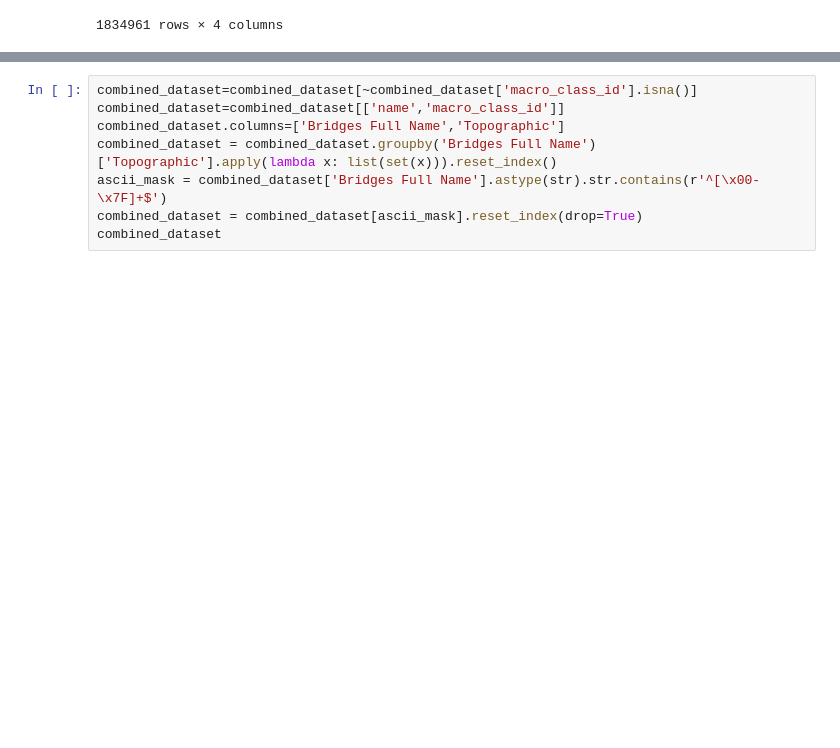
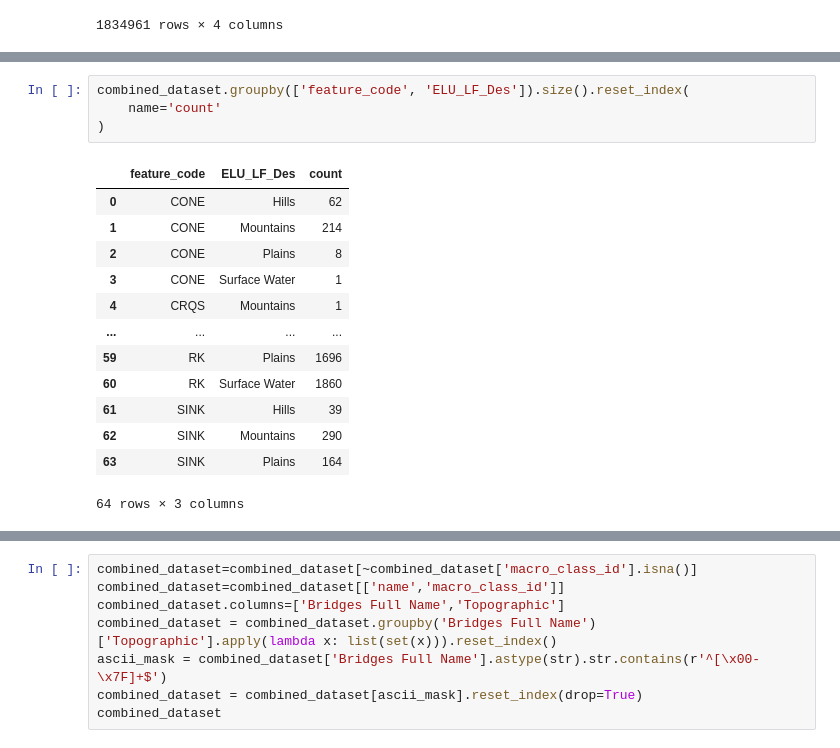
Before and after one commit to meenuravi18/llm_geomorphology, a Jupyter notebook: Experiment1/Experiment1-llama3b.ipynb, the cells around one changed output, grey strips where cells are left out. Saved outputs shown, nothing was run; the diff lists cells and outputs as text; blank space fills up the shorter version.

```diff
--- a/Experiment1/Experiment1-llama3b.ipynb
+++ b/Experiment1/Experiment1-llama3b.ipynb
@@ -127,0 +133,18 @@ combined_dataset
+# %%
+combined_dataset.groupby(['feature_code', 'ELU_LF_Des']).size().reset_index(
+    name='count'
+)
+# %% [output]
+|  | feature_code | ELU_LF_Des | count |
+| 0 | CONE | Hills | 62 |
+| 1 | CONE | Mountains | 214 |
+| 2 | CONE | Plains | 8 |
+| 3 | CONE | Surface Water | 1 |
+| 4 | CRQS | Mountains | 1 |
+| ... | ... | ... | ... |
+| 59 | RK | Plains | 1696 |
+| 60 | RK | Surface Water | 1860 |
+| 61 | SINK | Hills | 39 |
+| 62 | SINK | Mountains | 290 |
+| 63 | SINK | Plains | 164 |
+64 rows × 3 columns
```
Also changed, not shown: parts of 5 cells of this notebook, 17 other files.
